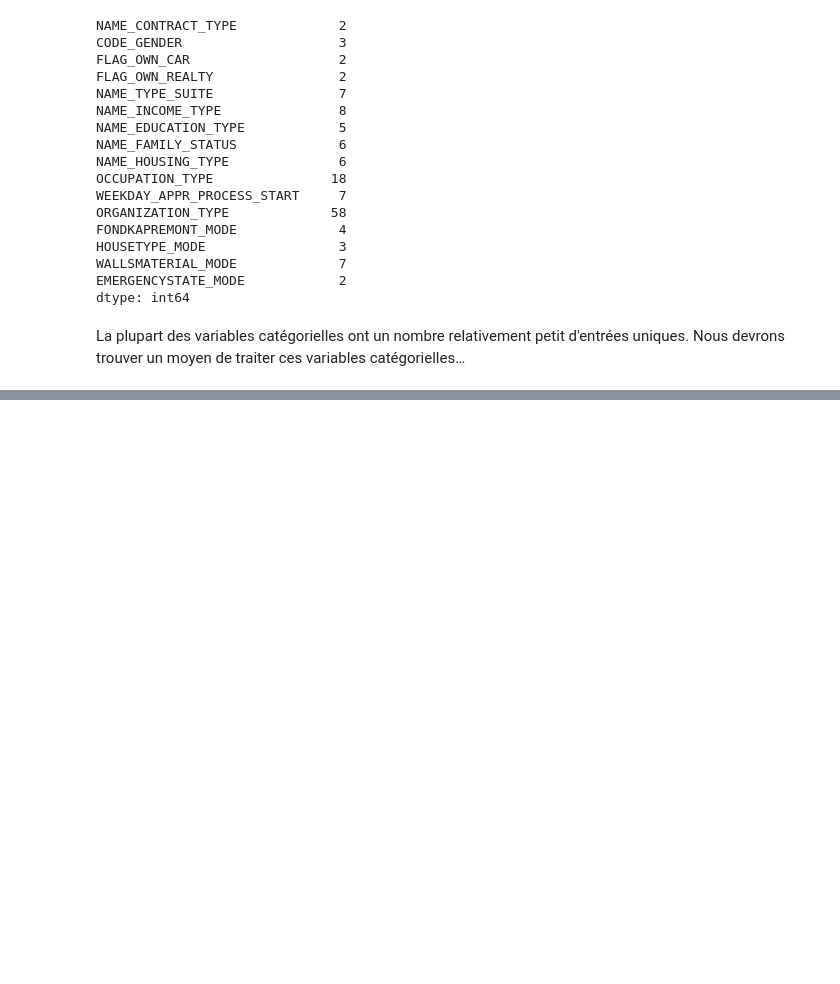
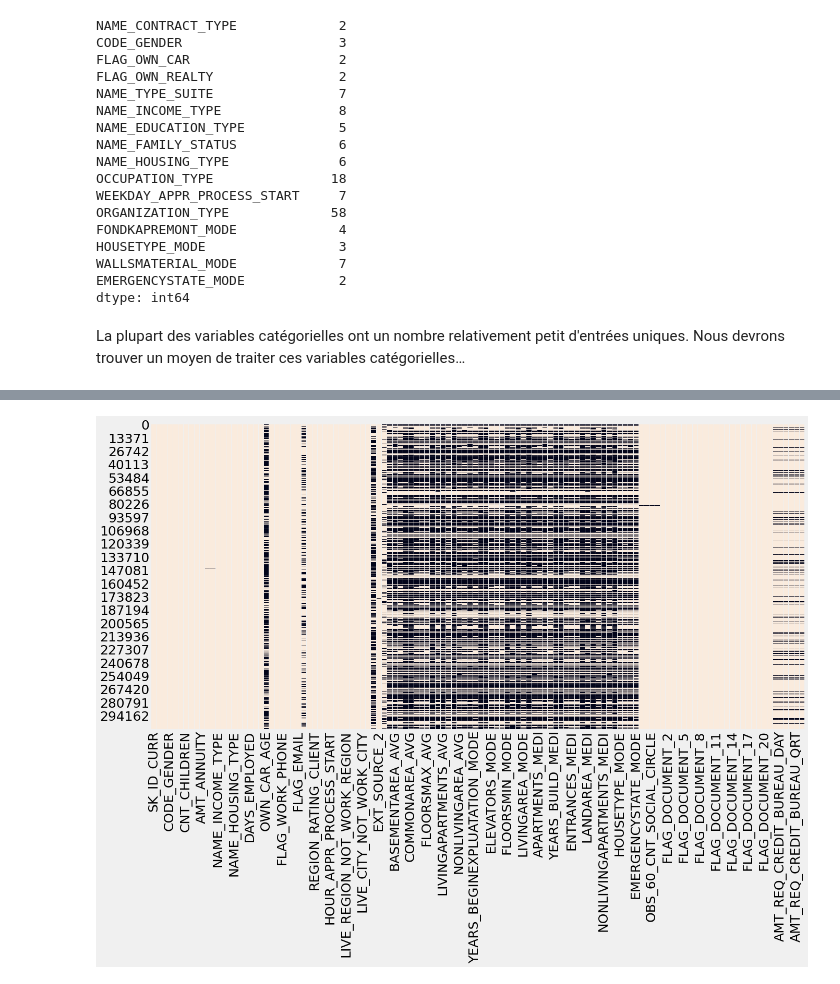
Before and after one commit to nalron/project_credit_scoring_model, a Jupyter notebook: p7_01_eda_notebook.ipynb, the cells around one changed output, grey strips where cells are left out. Saved outputs shown, nothing was run; the diff lists cells and outputs as text; code cells hidden in the pictures; blank space fills up the shorter version.

Commit message:
missing values, outliers sum up

```diff
--- a/p7_01_eda_notebook.ipynb
+++ b/p7_01_eda_notebook.ipynb
@@ -350,0 +354,7 @@ La plupart des variables catégorielles ont un nombre relativement petit d'entr
+# %%
+#Global view of the missing values (black)
+plt.figure(figsize=(20,10))
+sns.heatmap(application_train.notna(), cbar=False)
+show()
+# %% [output]
+[figure, added]
```
Also changed, not shown: parts of 16 cells of this notebook.
